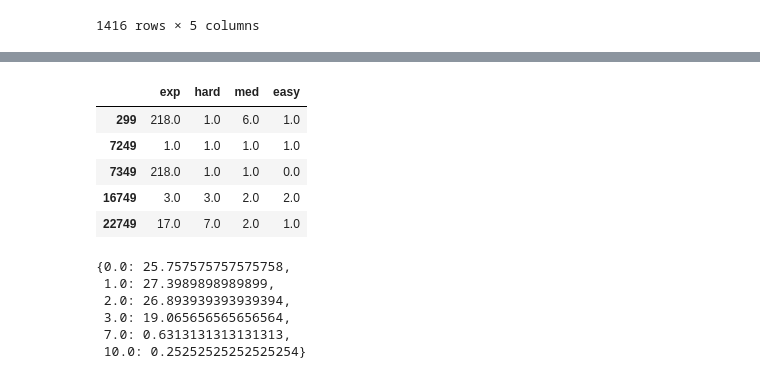
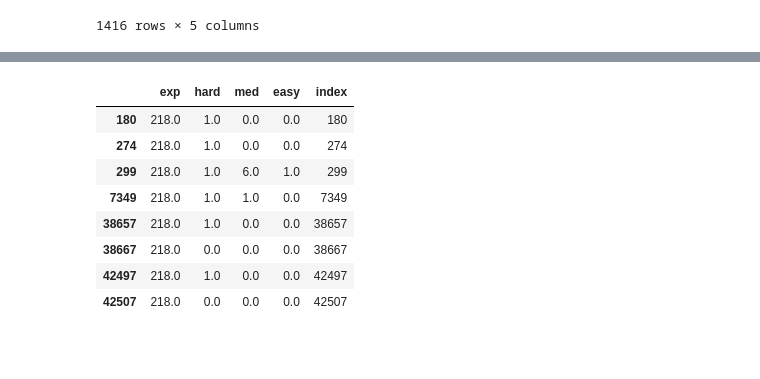
Before and after one commit to elliottwaissbluth/tensor-hero, a Jupyter notebook: Difficulty_anal/diff_explore.ipynb, the cells around one changed output, grey strips where cells are left out. Cells and saved outputs as stored; diff of their text form; code cells hidden in the pictures; blank space fills up the shorter version.

```diff
--- a/Difficulty_anal/diff_explore.ipynb
+++ b/Difficulty_anal/diff_explore.ipynb
@@ -223,3 +224,9 @@ df
 full_array = np.asarray(list(zip(exp_note, hard_note , med_note, easy_note)))
 # save to npy file
 np.save('full_array.npy', full_array)
+# %%
+full_array = np.load('full_array.npy')
+#train_array
+
+df = pd.DataFrame(full_array, columns =['exp', 'hard', 'med','easy'] )
+df
@@ -226,4 +247,5 @@ np.save('full_array.npy', full_array)
 # %%
 df_train = df.loc[df['exp'] != 0.0]
+df_train['index'] = df_train.index
 df_train
 # %% [output]
@@ -319,22 +363,13 @@ See the caveats in the documentation: https://pandas.pydata.org/pandas-docs/stab
 # %%
-df_med = df_train.loc[df_train['med'] != 0.0]
-df_med.head()
+d1 = df_train.loc[df_train['exp']== 218.0]
+d1
 # %% [output]
-|  | exp | hard | med | easy |
-| 299 | 218.0 | 1.0 | 6.0 | 1.0 |
-| 7249 | 1.0 | 1.0 | 1.0 | 1.0 |
-| 7349 | 218.0 | 1.0 | 1.0 | 0.0 |
-| 16749 | 3.0 | 3.0 | 2.0 | 2.0 |
-| 22749 | 17.0 | 7.0 | 2.0 | 1.0 |
+|  | exp | hard | med | easy | index |
+| 180 | 218.0 | 1.0 | 0.0 | 0.0 | 180 |
+| 274 | 218.0 | 1.0 | 0.0 | 0.0 | 274 |
+| 299 | 218.0 | 1.0 | 6.0 | 1.0 | 299 |
+| 7349 | 218.0 | 1.0 | 1.0 | 0.0 | 7349 |
+| 38657 | 218.0 | 1.0 | 0.0 | 0.0 | 38657 |
+| 38667 | 218.0 | 0.0 | 0.0 | 0.0 | 38667 |
+| 42497 | 218.0 | 1.0 | 0.0 | 0.0 | 42497 |
+| 42507 | 218.0 | 0.0 | 0.0 | 0.0 | 42507 |
-# %%
-# distribution of different keys in easy songs
-uniques, counts = np.unique(df_med['easy'], return_counts=True)
-percentages = dict(zip(uniques, counts * 100 / len(df_med)))
-percentages
-# %% [output]
-{0.0: 25.757575757575758,
- 1.0: 27.3989898989899,
- 2.0: 26.893939393939394,
- 3.0: 19.065656565656564,
- 7.0: 0.6313131313131313,
- 10.0: 0.25252525252525254}
```
Also changed, not shown: parts of 9 cells of this notebook, 1 other file.
